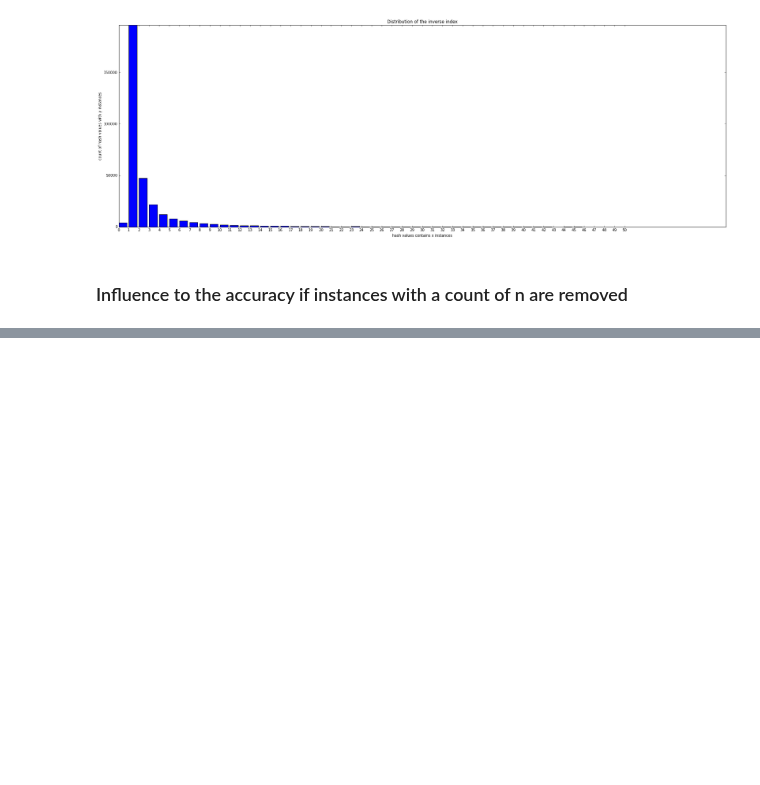
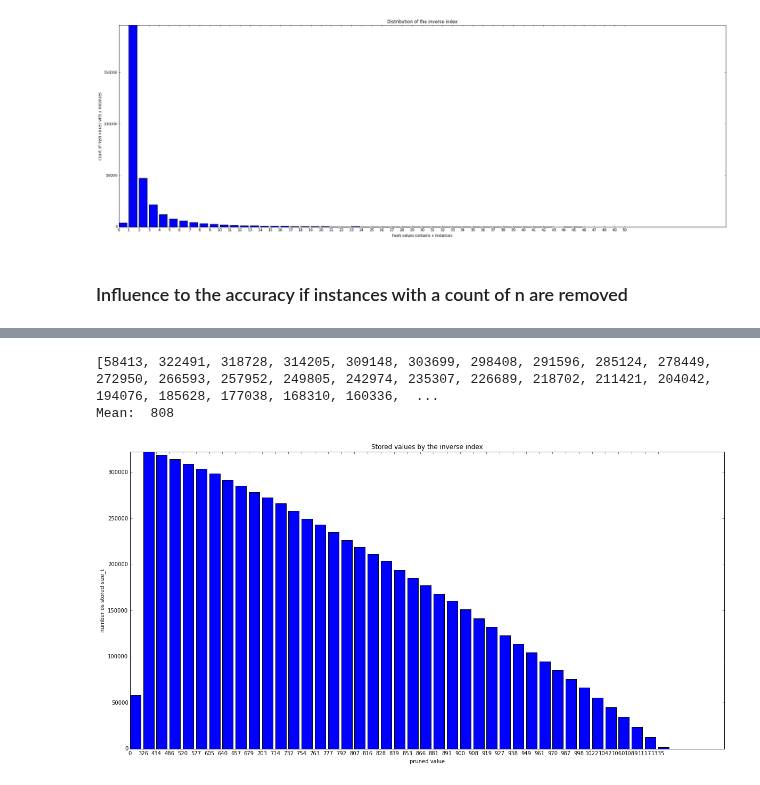
Before and after one commit to joachimwolff/sparse-neighbors-search, a Jupyter notebook: example/Methods to save memory.ipynb, the cells around one changed output, grey strips where cells are left out. Saved outputs shown, nothing was run; the diff lists cells and outputs as text; code cells hidden in the pictures; blank space fills up the shorter version.

```diff
--- a/example/Methods to save memory.ipynb
+++ b/example/Methods to save memory.ipynb
@@ -177,2 +193,29 @@ Mean:  324385
+# %%
+elements_in_index = []
+for instance in distribution_inverse_index[0::10]:
+    value = 0
+    for data in instance[0]:
+        value += instance[0][data]
+    elements_in_index.append(value)
+print elements_in_index
+
+mean = 0
+for i in sorted(distribution[1]):
+    mean += i
+print "Mean: ", mean / len(distribution[1])
+data = np.arange(len(elements_in_index))
+plt.figure(figsize=(20, 10))
+plt.bar(data, elements_in_index)
+plt.xticks(data, sorted(distribution[1])[0::10])
+ymax = max(elements_in_index)
+plt.ylim(0, ymax)
+plt.ylabel("number os stored size_t")
+plt.xlabel("pruned value")
+plt.title("Stored values by the inverse index")
+plt.show()
+# %% [output]
+[58413, 322491, 318728, 314205, 309148, 303699, 298408, 291596, 285124, 278449, 272950, 266593, 257952, 249805, 242974, 235307, 226689, 218702, 211421, 204042, 194076, 185628, 177038, 168310, 160336,  ...
+Mean:  808
+[figure, added]
 # %%
 print "std: ", distribution[5]
```
Also changed, not shown: parts of 10 cells of this notebook.
